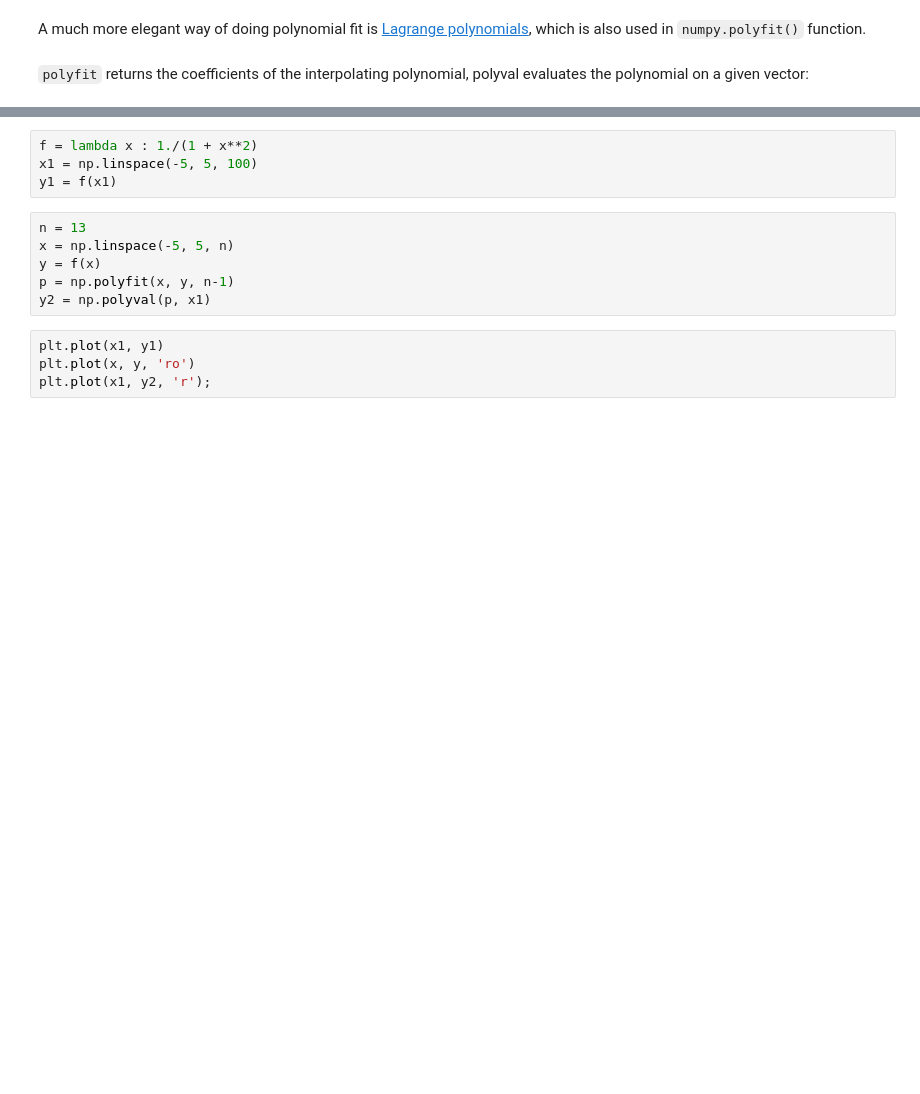
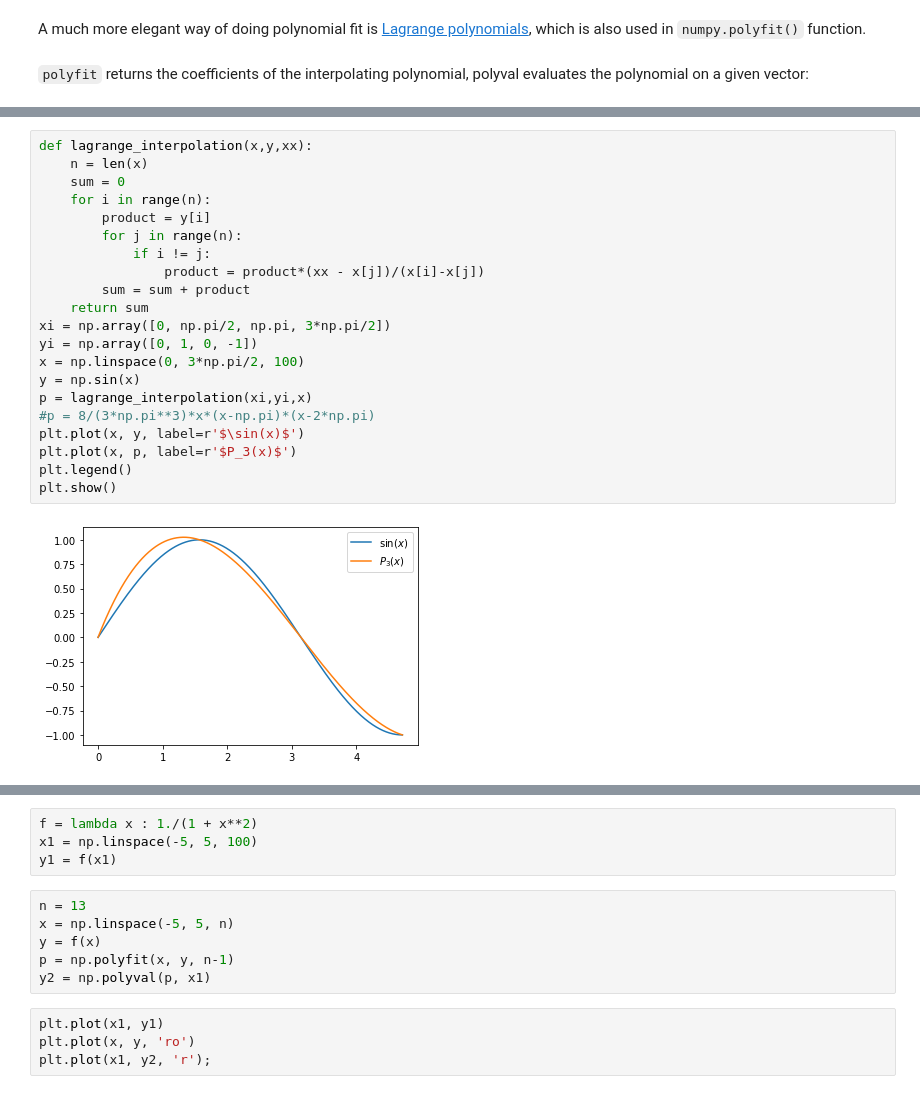
Before and after one commit to OleBo/MathSo, a Jupyter notebook: notebooks/Interpolation.ipynb, the cells around one changed output, grey strips where cells are left out. Drawn from its saved outputs; the diff is of its cells as text; blank space fills up the shorter version.

Commit message:
Lagrange Polynominals

```diff
--- a/notebooks/Interpolation.ipynb
+++ b/notebooks/Interpolation.ipynb
@@ -68,0 +170,23 @@ plt.plot(x,y,'ro')
+# %%
+def lagrange_interpolation(x,y,xx):
+    n = len(x)
+    sum = 0
+    for i in range(n):
+        product = y[i]
+        for j in range(n):
+            if i != j:
+                product = product*(xx - x[j])/(x[i]-x[j])
+        sum = sum + product
+    return sum
+xi = np.array([0, np.pi/2, np.pi, 3*np.pi/2])
+yi = np.array([0, 1, 0, -1])
+x = np.linspace(0, 3*np.pi/2, 100)
+y = np.sin(x)
+p = lagrange_interpolation(xi,yi,x)
+#p = 8/(3*np.pi**3)*x*(x-np.pi)*(x-2*np.pi)
+plt.plot(x, y, label=r'$\sin(x)$')
+plt.plot(x, p, label=r'$P_3(x)$')
+plt.legend()
+plt.show()
+# %% [output]
+[figure, added]
```
Also changed, not shown: parts of 18 cells of this notebook.
